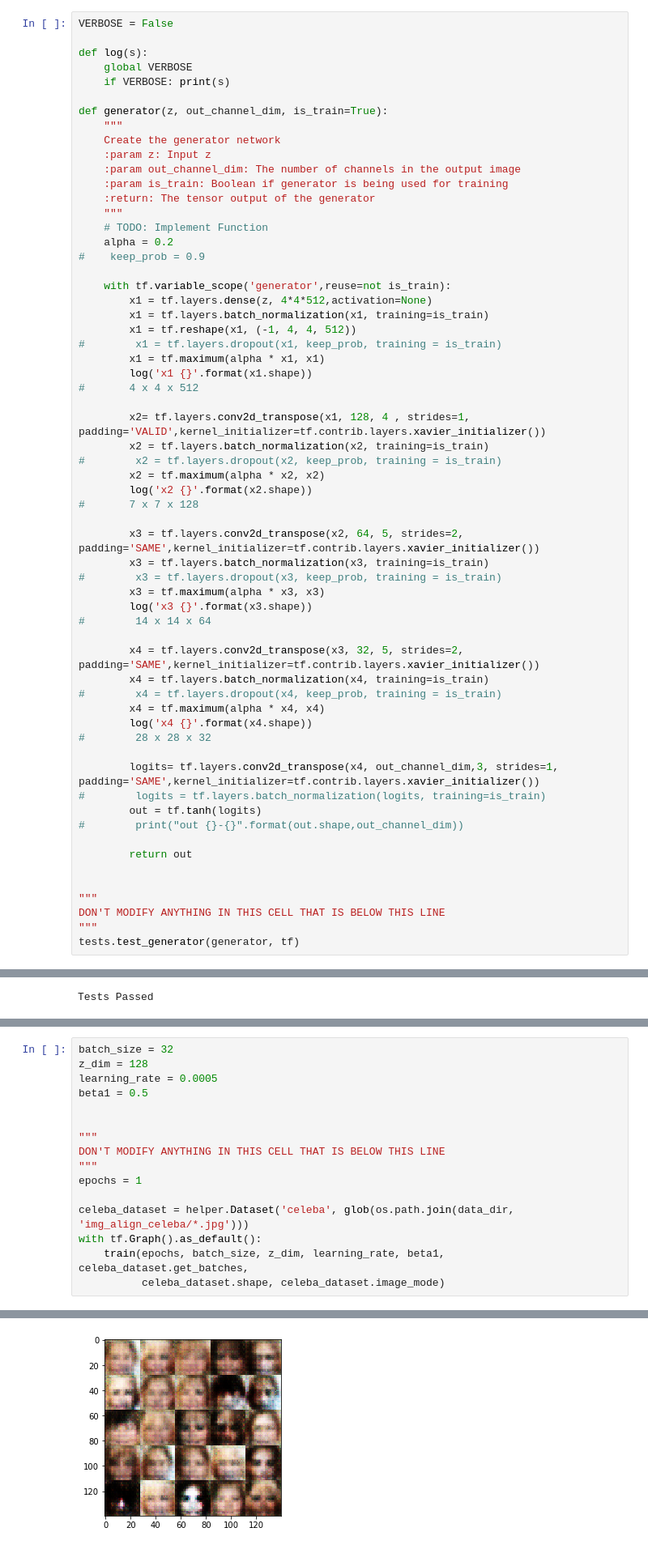
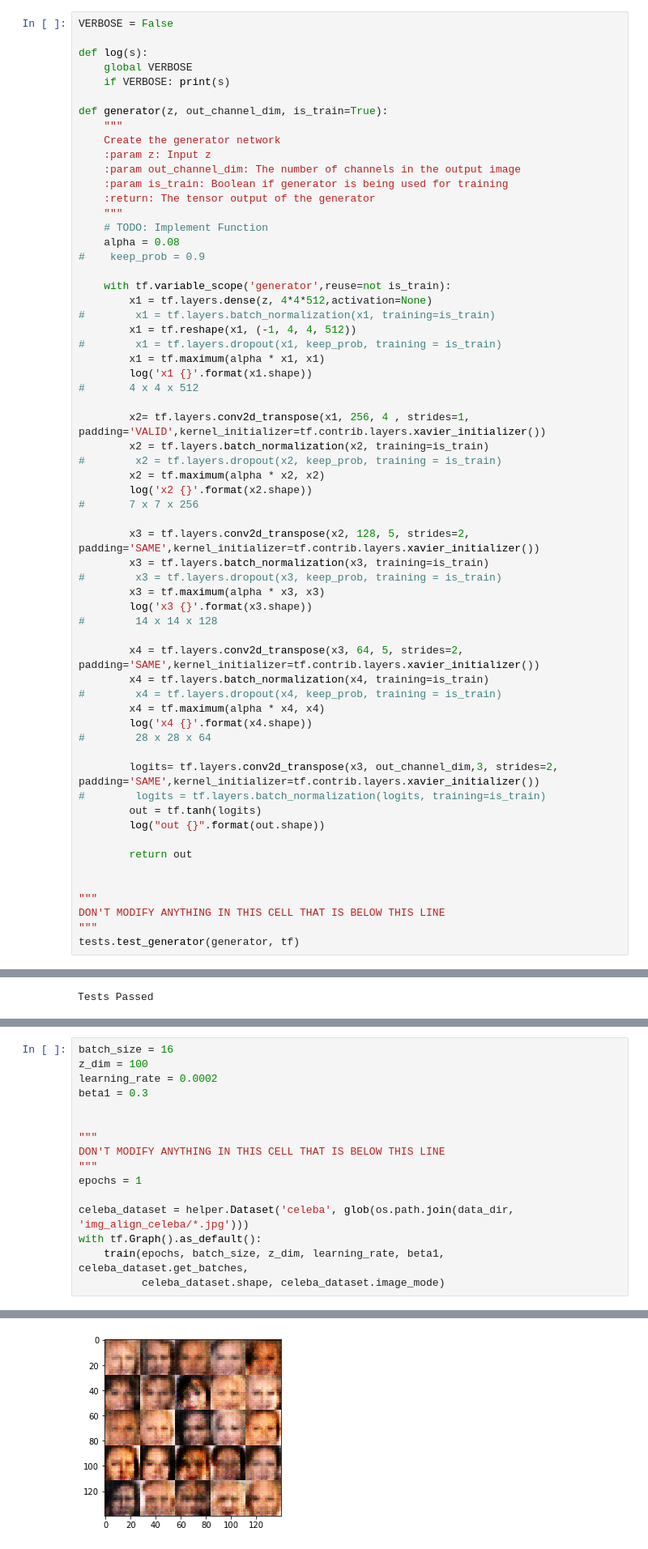
Before and after one commit to k1fukumoto/deep-learning, a Jupyter notebook: face_generation/dlnd_face_generation.ipynb, the cells around one changed output, grey strips where cells are left out. Shown at 81% size. Cells and saved outputs as stored; diff of their text form.

```diff
--- a/face_generation/dlnd_face_generation.ipynb
+++ b/face_generation/dlnd_face_generation.ipynb
@@ -206,43 +206,43 @@ def generator(z, out_channel_dim, is_train=True):
     :return: The tensor output of the generator
     """
     # TODO: Implement Function
-    alpha = 0.2
+    alpha = 0.08
 #    keep_prob = 0.9
 
     with tf.variable_scope('generator',reuse=not is_train):
         x1 = tf.layers.dense(z, 4*4*512,activation=None)
-        x1 = tf.layers.batch_normalization(x1, training=is_train)
+#        x1 = tf.layers.batch_normalization(x1, training=is_train)
         x1 = tf.reshape(x1, (-1, 4, 4, 512))
 #        x1 = tf.layers.dropout(x1, keep_prob, training = is_train)
         x1 = tf.maximum(alpha * x1, x1)
         log('x1 {}'.format(x1.shape))
 #       4 x 4 x 512
 
-        x2= tf.layers.conv2d_transpose(x1, 128, 4 , strides=1, padding='VALID',kernel_initializer=tf.contrib.layers.xavier_initializer())
+        x2= tf.layers.conv2d_transpose(x1, 256, 4 , strides=1, padding='VALID',kernel_initializer=tf.contrib.layers.xavier_initializer())
         x2 = tf.layers.batch_normalization(x2, training=is_train)
 #        x2 = tf.layers.dropout(x2, keep_prob, training = is_train)
         x2 = tf.maximum(alpha * x2, x2)
         log('x2 {}'.format(x2.shape))
-#       7 x 7 x 128
+#       7 x 7 x 256
 
-        x3 = tf.layers.conv2d_transpose(x2, 64, 5, strides=2, padding='SAME',kernel_initializer=tf.contrib.layers.xavier_initializer())
+        x3 = tf.layers.conv2d_transpose(x2, 128, 5, strides=2, padding='SAME',kernel_initializer=tf.contrib.layers.xavier_initializer())
         x3 = tf.layers.batch_normalization(x3, training=is_train)
 #        x3 = tf.layers.dropout(x3, keep_prob, training = is_train)
         x3 = tf.maximum(alpha * x3, x3)
         log('x3 {}'.format(x3.shape))
-#        14 x 14 x 64
+#        14 x 14 x 128
 
-        x4 = tf.layers.conv2d_transpose(x3, 32, 5, strides=2, padding='SAME',kernel_initializer=tf.contrib.layers.xavier_initializer())
+        x4 = tf.layers.conv2d_transpose(x3, 64, 5, strides=2, padding='SAME',kernel_initializer=tf.contrib.layers.xavier_initializer())
         x4 = tf.layers.batch_normalization(x4, training=is_train)
 #        x4 = tf.layers.dropout(x4, keep_prob, training = is_train)
         x4 = tf.maximum(alpha * x4, x4)
         log('x4 {}'.format(x4.shape))
-#        28 x 28 x 32
+#        28 x 28 x 64
 
-        logits= tf.layers.conv2d_transpose(x4, out_channel_dim,3, strides=1, padding='SAME',kernel_initializer=tf.contrib.layers.xavier_initializer())
+        logits= tf.layers.conv2d_transpose(x3, out_channel_dim,3, strides=2, padding='SAME',kernel_initializer=tf.contrib.layers.xavier_initializer())
 #        logits = tf.layers.batch_normalization(logits, training=is_train)
         out = tf.tanh(logits)
-#        print("out {}-{}".format(out.shape,out_channel_dim))
+        log("out {}".format(out.shape))
 
         return out
 
@@ -507,10 +501,10 @@ Epoch 2/2... Discriminator Loss: 1.3330... Generator Loss: 0.5973
 ### CelebA
 Run your GANs on CelebA.  It will take around 20 minutes on the average GPU to run one epoch.  You can run the whole epoch or stop when it starts to generate realistic faces.
 # %%
-batch_size = 32
-z_dim = 128
-learning_rate = 0.0005
-beta1 = 0.5
+batch_size = 16
+z_dim = 100
+learning_rate = 0.0002
+beta1 = 0.3
 
 
 """
@@ -547,2 +541,2 @@ Epoch 1/1... Discriminator Loss: 1.4123... Generator Loss: 0.8022
-[figure, old version]
+[figure, new version]
 ................................................................................ 880
```
Also changed, not shown: parts of 3 cells of this notebook.
